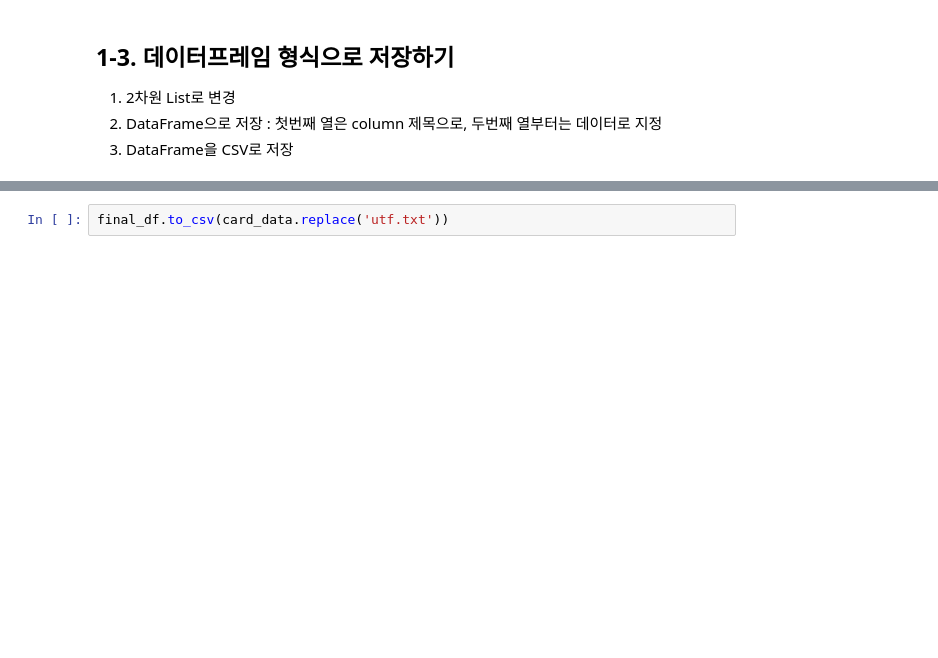
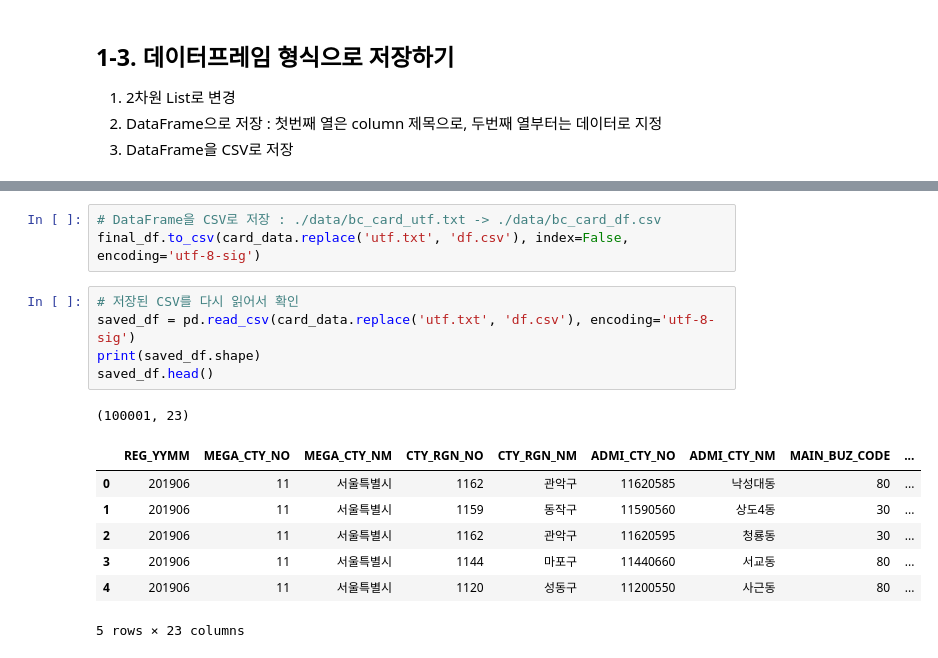
Before and after one commit to jihoo12/pydata26, a Jupyter notebook: AI기반데이터분석_05_판다스_카드소비데이터전처리_실습.ipynb, the cells around one changed output, grey strips where cells are left out. Saved outputs shown, nothing was run; the diff lists cells and outputs as text; blank space fills up the shorter version.

```diff
--- a/AI기반데이터분석_05_판다스_카드소비데이터전처리_실습.ipynb
+++ b/AI기반데이터분석_05_판다스_카드소비데이터전처리_실습.ipynb
@@ -67,2 +162,17 @@ final_df.head()
-# %%
-final_df.to_csv(card_data.replace('utf.txt'))
+# %%
+# DataFrame을 CSV로 저장 : ./data/bc_card_utf.txt -> ./data/bc_card_df.csv
+final_df.to_csv(card_data.replace('utf.txt', 'df.csv'), index=False, encoding='utf-8-sig')
+# %%
+# 저장된 CSV를 다시 읽어서 확인
+saved_df = pd.read_csv(card_data.replace('utf.txt', 'df.csv'), encoding='utf-8-sig')
+print(saved_df.shape)
+saved_df.head()
+# %% [output]
+(100001, 23)
+|  | REG_YYMM | MEGA_CTY_NO | MEGA_CTY_NM | CTY_RGN_NO | CTY_RGN_NM | ADMI_CTY_NO | ADMI_CTY_NM | MAIN_BUZ_CODE | ... |
+| 0 | 201906 | 11 | 서울특별시 | 1162 | 관악구 | 11620585 | 낙성대동 | 80 | ... |
+| 1 | 201906 | 11 | 서울특별시 | 1159 | 동작구 | 11590560 | 상도4동 | 30 | ... |
+| 2 | 201906 | 11 | 서울특별시 | 1162 | 관악구 | 11620595 | 청룡동 | 30 | ... |
+| 3 | 201906 | 11 | 서울특별시 | 1144 | 마포구 | 11440660 | 서교동 | 80 | ... |
+| 4 | 201906 | 11 | 서울특별시 | 1120 | 성동구 | 11200550 | 사근동 | 80 | ... |
+5 rows × 23 columns
```
Also changed, not shown: parts of 13 cells of this notebook, 2 other files.
